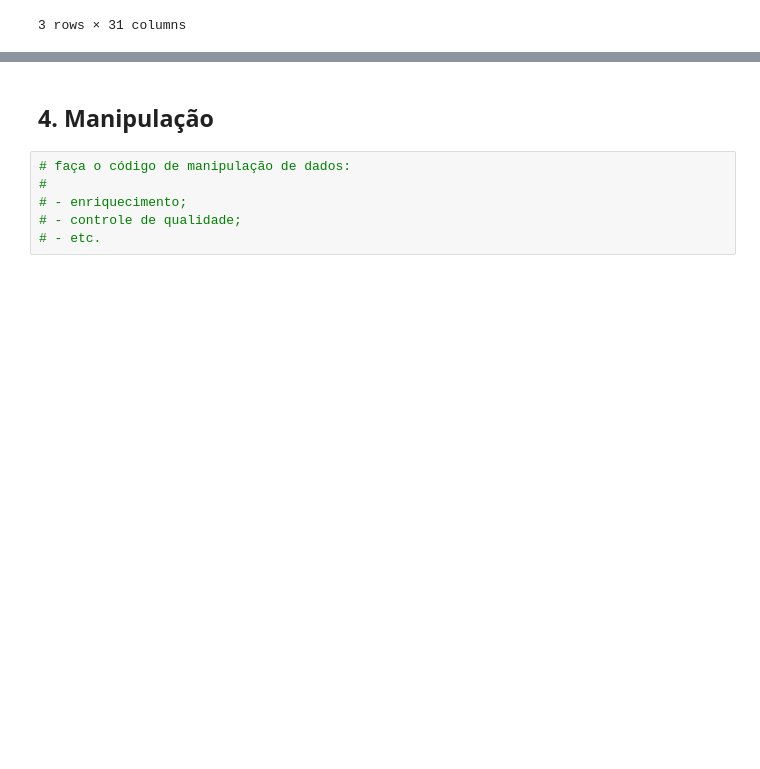
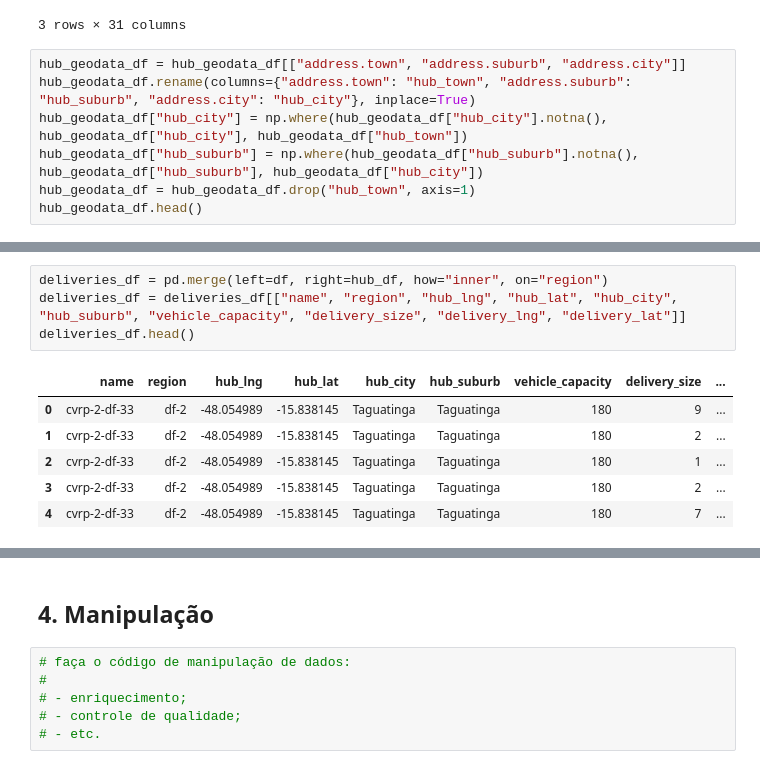
Before and after one commit to leaop/Cursos, a Jupyter notebook: EBAC/atividade16_projeto1.ipynb, the cells around one changed output, grey strips where cells are left out. Drawn from its saved outputs; the diff is of its cells as text; blank space fills up the shorter version.

```diff
--- a/EBAC/atividade16_projeto1.ipynb
+++ b/EBAC/atividade16_projeto1.ipynb
@@ -233,3 +233,10 @@ hub_geodata_df
 | 1 | 13548034 | Data © OpenStreetMap contributors... | way | 66353368 | -15.805172757199022 | -47.893723539491205 | highway | residential | 26 | 0.10001 | ... |
 | 2 | 10766946 | Data © OpenStreetMap contributors... | node | 6249717596 | -15.8384371 | -48.0552917 | shop | pastry | 30 | 0.00001 | ... |
 3 rows × 31 columns
+# %%
+hub_geodata_df = hub_geodata_df[["address.town", "address.suburb", "address.city"]]
+hub_geodata_df.rename(columns={"address.town": "hub_town", "address.suburb": "hub_suburb", "address.city": "hub_city"}, inplace=True)
+hub_geodata_df["hub_city"] = np.where(hub_geodata_df["hub_city"].notna(), hub_geodata_df["hub_city"], hub_geodata_df["hub_town"])
+hub_geodata_df["hub_suburb"] = np.where(hub_geodata_df["hub_suburb"].notna(), hub_geodata_df["hub_suburb"], hub_geodata_df["hub_city"])
+hub_geodata_df = hub_geodata_df.drop("hub_town", axis=1)
+hub_geodata_df.head()
@@ -235,0 +271,11 @@ hub_geodata_df
+# %%
+deliveries_df = pd.merge(left=df, right=hub_df, how="inner", on="region")
+deliveries_df = deliveries_df[["name", "region", "hub_lng", "hub_lat", "hub_city", "hub_suburb", "vehicle_capacity", "delivery_size", "delivery_lng", "delivery_lat"]]
+deliveries_df.head()
+# %% [output]
+|  | name | region | hub_lng | hub_lat | hub_city | hub_suburb | vehicle_capacity | delivery_size | ... |
+| 0 | cvrp-2-df-33 | df-2 | -48.054989 | -15.838145 | Taguatinga | Taguatinga | 180 | 9 | ... |
+| 1 | cvrp-2-df-33 | df-2 | -48.054989 | -15.838145 | Taguatinga | Taguatinga | 180 | 2 | ... |
+| 2 | cvrp-2-df-33 | df-2 | -48.054989 | -15.838145 | Taguatinga | Taguatinga | 180 | 1 | ... |
+| 3 | cvrp-2-df-33 | df-2 | -48.054989 | -15.838145 | Taguatinga | Taguatinga | 180 | 2 | ... |
+| 4 | cvrp-2-df-33 | df-2 | -48.054989 | -15.838145 | Taguatinga | Taguatinga | 180 | 7 | ... |
```
Also changed, not shown: parts of 10 cells of this notebook, 1 other file.
